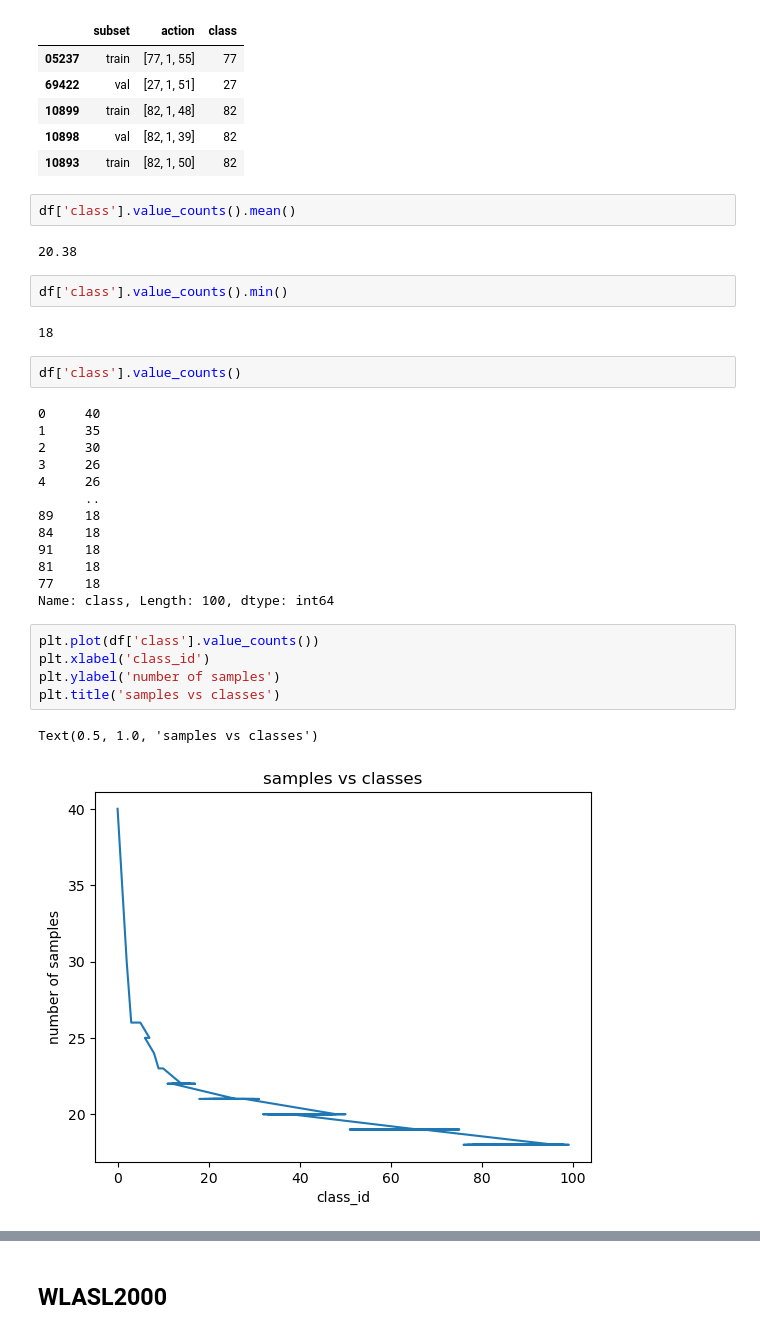
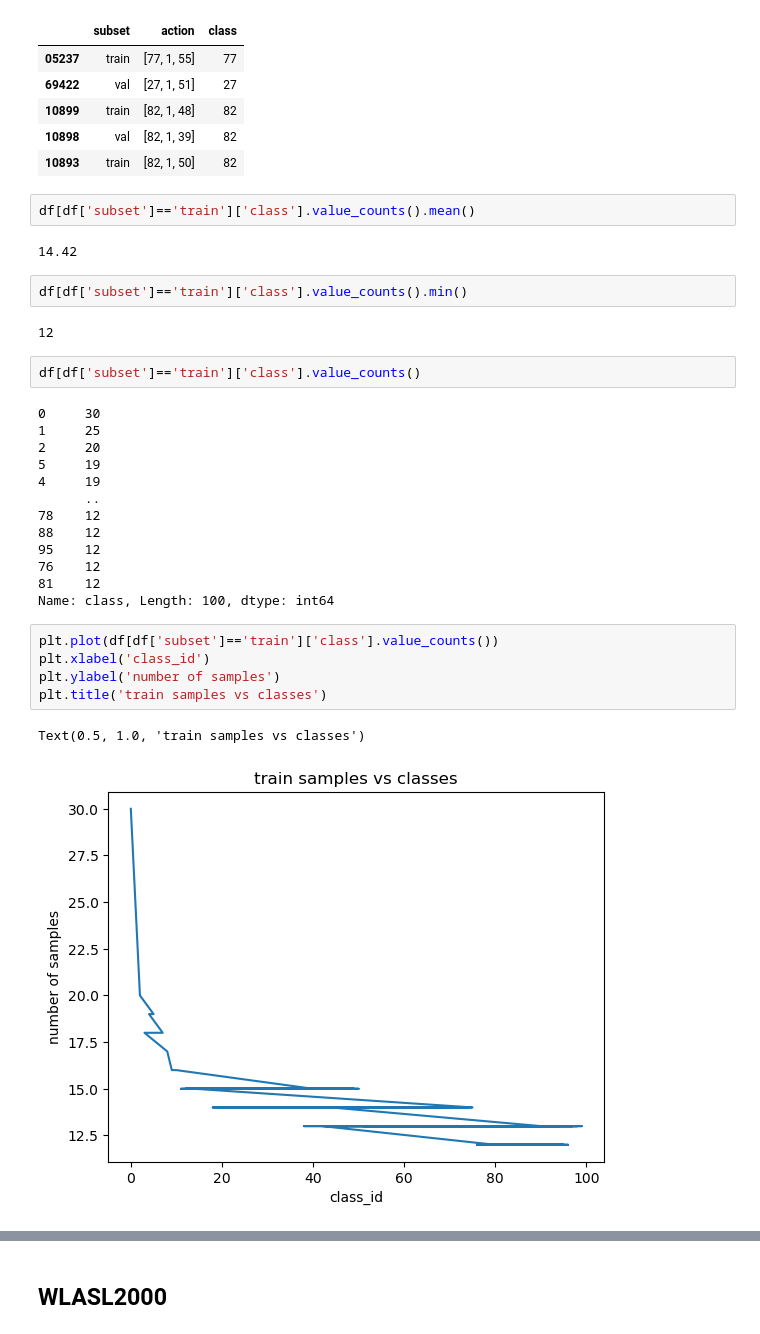
Before and after one commit to UoA-CARES/sign-language-benchmarks, a Jupyter notebook: tools/wlasl/samples_analysis.ipynb, the cells around one changed output, grey strips where cells are left out. Cells and saved outputs as stored; diff of their text form.

Commit message:
bug: fix counting test as samples

```diff
--- a/tools/wlasl/samples_analysis.ipynb
+++ b/tools/wlasl/samples_analysis.ipynb
@@ -43,33 +43,33 @@ df.head()
 | 10898 | val | [82, 1, 39] | 82 |
 | 10893 | train | [82, 1, 50] | 82 |
 # %%
-df['class'].value_counts().mean()
+df[df['subset']=='train']['class'].value_counts().mean()
 # %% [output]
-20.38
+14.42
 # %%
-df['class'].value_counts().min()
+df[df['subset']=='train']['class'].value_counts().min()
 # %% [output]
-18
+12
 # %%
-df['class'].value_counts()
+df[df['subset']=='train']['class'].value_counts()
 # %% [output]
-0     40
-1     35
-2     30
-3     26
-4     26
+0     30
+1     25
+2     20
+5     19
+4     19
       ..
-89    18
-84    18
-91    18
-81    18
-77    18
+78    12
+88    12
+95    12
+76    12
+81    12
 Name: class, Length: 100, dtype: int64
 # %%
-plt.plot(df['class'].value_counts())
+plt.plot(df[df['subset']=='train']['class'].value_counts())
 plt.xlabel('class_id')
 plt.ylabel('number of samples')
-plt.title('samples vs classes')
+plt.title('train samples vs classes')
 # %% [output]
-Text(0.5, 1.0, 'samples vs classes')
+Text(0.5, 1.0, 'train samples vs classes')
-[figure, old version]
+[figure, new version]
```
Also changed, not shown: parts of 8 cells of this notebook, 2 other files.
